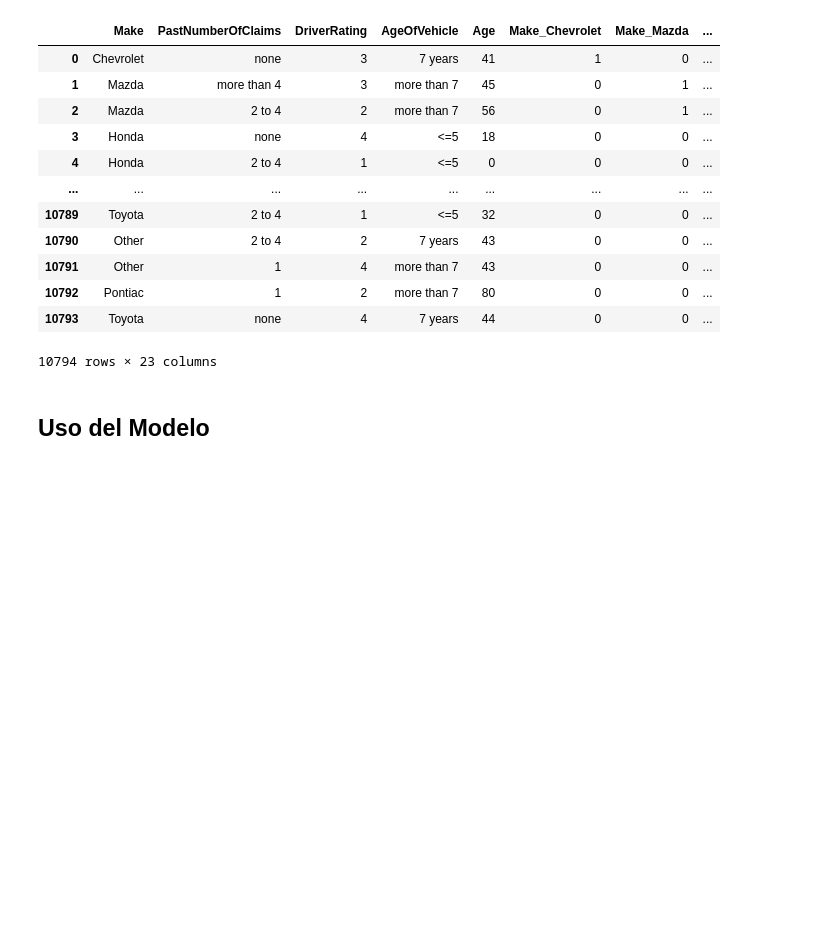
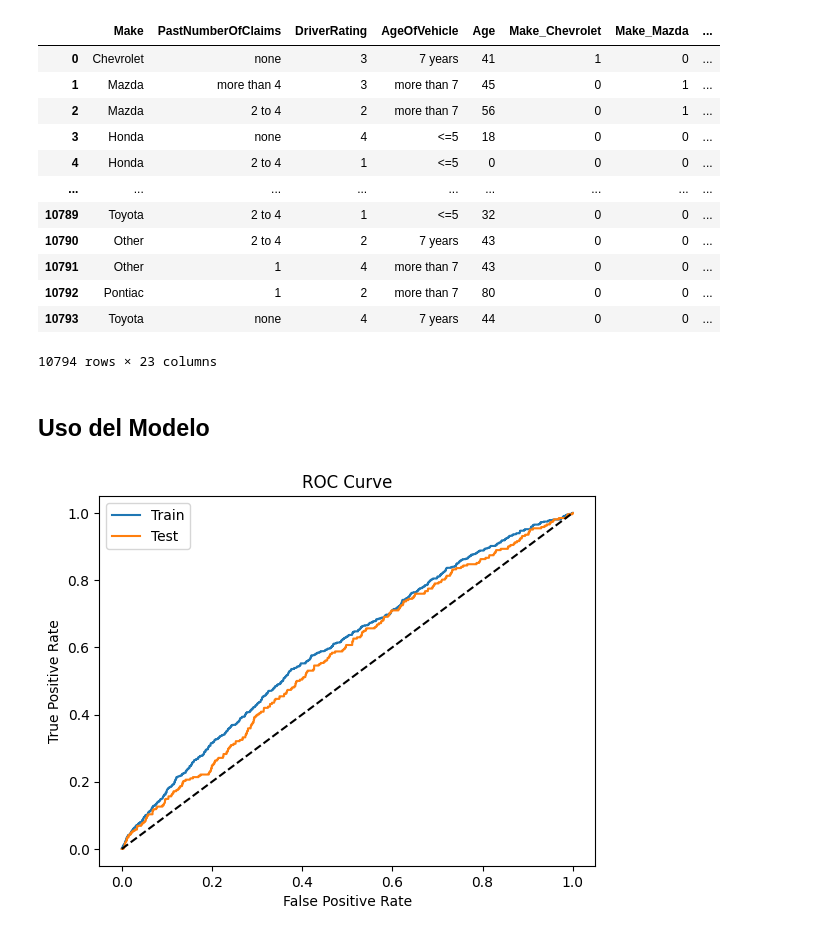
Before and after one commit to JGFuentesC/tsc_2024_1, a Jupyter notebook: practicas/hello ML/Hello ML.ipynb, the cells around one changed output. Cells and saved outputs as stored; diff of their text form; code cells hidden in the pictures; blank space fills up the shorter version.

```diff
--- a/practicas/hello ML/Hello ML.ipynb
+++ b/practicas/hello ML/Hello ML.ipynb
@@ -249,3 +249,25 @@ reporte_v.insert(0,'muestra','prueba')
 reporte_v.drop('proba',axis=1,inplace=True)
 # %%
 pd.concat([reporte_t,reporte_v],ignore_index=True).assign(n=1).groupby(['muestra','r_proba','FraudFound_P']).count().to_clipboard()
+# %%
+from sklearn.metrics import roc_curve, roc_auc_score
+
+# predict probabilities of positive class
+y_train_prob = lr.predict_proba(X_train.drop(vard,axis=1))[:, 1]
+y_test_prob = lr.predict_proba(X_test.drop(vard,axis=1))[:, 1]
+
+# calculate fpr and tpr for different threshold values
+fpr_train, tpr_train, thresholds_train = roc_curve(y_train, y_train_prob)
+fpr_test, tpr_test, thresholds_test = roc_curve(y_test, y_test_prob)
+
+# plot ROC curve
+plt.plot(fpr_train, tpr_train, label='Train')
+plt.plot(fpr_test, tpr_test, label='Test')
+plt.plot([0, 1], [0, 1], 'k--')
+plt.xlabel('False Positive Rate')
+plt.ylabel('True Positive Rate')
+plt.title('ROC Curve')
+plt.legend()
+plt.show()
+# %% [output]
+[figure, added]
```
